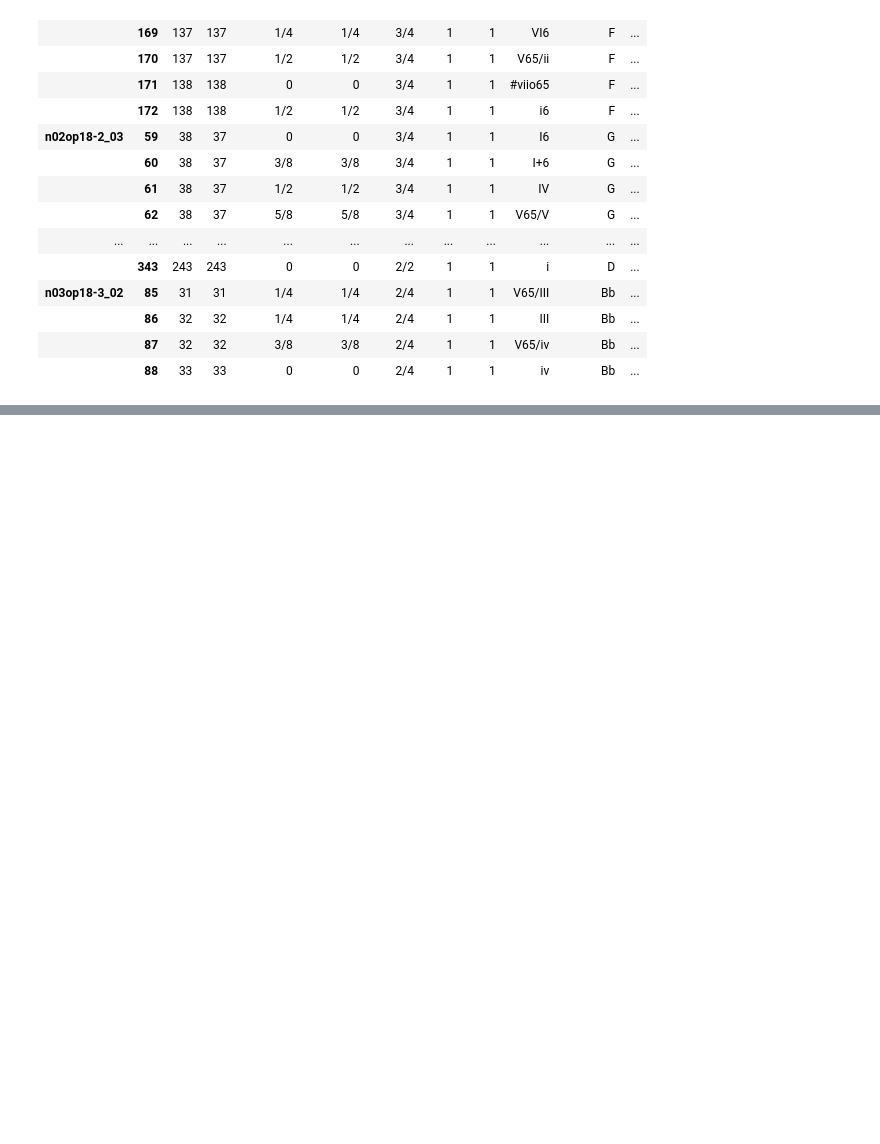
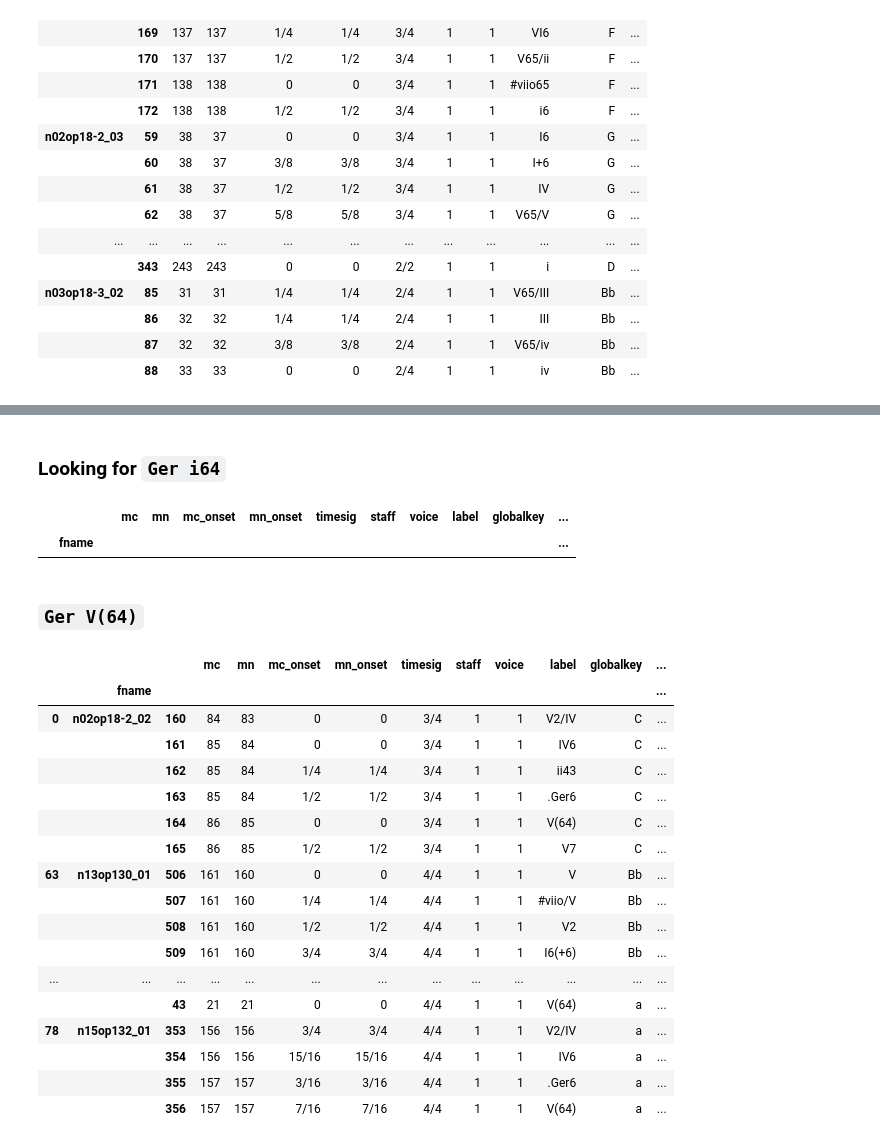
Before and after one commit to DCMLab/coup, a Jupyter notebook: chromatic_bass.ipynb, the cells around one changed output, grey strips where cells are left out. Saved outputs shown, nothing was run; the diff lists cells and outputs as text; code cells hidden in the pictures; blank space fills up the shorter version.

```diff
--- a/chromatic_bass.ipynb
+++ b/chromatic_bass.ipynb
@@ -3,6 +3,7 @@ from ms3 import Parse
 from ms3.utils import transform, roman_numeral2tpc, fifths2pc, fifths2name, name2tpc
 import pandas as pd
 pd.options.display.max_columns = 50
+pd.options.display.max_rows = 100
 # %% [markdown]
 # Load expanded ABC labels
 # %%
@@ -274,0 +279,12 @@ four_asc.head(30)
+# %%
+def filtr(df, query, column='chord'):
+    vals = df[column].to_list()
+    n_grams = [t for t in zip(*(vals[i:] for i in range(len(query))))]
+    if isinstance(query[0], str):
+        lengths = [len(q) for q in query]
+        n_grams = [tuple(e[:l] for e,l  in zip(t, lengths)) for t in n_grams]
+    return query in n_grams
+
+def show(df, query, column='chord'):
+    selector = df.groupby(level=0).apply(filtr, query, column)
+    return df[selector[df.index.get_level_values(0)].values]
@@ -274,0 +293,3 @@ four_asc.head(30)
+# %%
+descending = pd.concat([labels.loc[ix_seq] for ix_seq in desc[desc.n > 2].ixs.values], keys=range((desc.n > 2).sum()))
+descending
@@ -274,0 +311,30 @@ four_asc.head(30)
+# %% [markdown]
+### Looking for `Ger i64`
+# %%
+show(descending, ('Ger', 'i64'))
+# %% [output]
+|  |  |  | mc | mn | mc_onset | mn_onset | timesig | staff | voice | label | globalkey | ... |
+|  | fname |  |  |  |  |  |  |  |  |  |  | ... |
+# %% [markdown]
+### `Ger V(64)`
+# %%
+show(descending, ('Ger', 'V(64'))
+# %% [output]
+|  |  |  | mc | mn | mc_onset | mn_onset | timesig | staff | voice | label | globalkey | ... |
+|  | fname |  |  |  |  |  |  |  |  |  |  | ... |
+| 0 | n02op18-2_02 | 160 | 84 | 83 | 0 | 0 | 3/4 | 1 | 1 | V2/IV | C | ... |
+|  |  | 161 | 85 | 84 | 0 | 0 | 3/4 | 1 | 1 | IV6 | C | ... |
+|  |  | 162 | 85 | 84 | 1/4 | 1/4 | 3/4 | 1 | 1 | ii43 | C | ... |
+|  |  | 163 | 85 | 84 | 1/2 | 1/2 | 3/4 | 1 | 1 | .Ger6 | C | ... |
+|  |  | 164 | 86 | 85 | 0 | 0 | 3/4 | 1 | 1 | V(64) | C | ... |
+|  |  | 165 | 86 | 85 | 1/2 | 1/2 | 3/4 | 1 | 1 | V7 | C | ... |
+| 63 | n13op130_01 | 506 | 161 | 160 | 0 | 0 | 4/4 | 1 | 1 | V | Bb | ... |
+|  |  | 507 | 161 | 160 | 1/4 | 1/4 | 4/4 | 1 | 1 | #viio/V | Bb | ... |
+|  |  | 508 | 161 | 160 | 1/2 | 1/2 | 4/4 | 1 | 1 | V2 | Bb | ... |
+|  |  | 509 | 161 | 160 | 3/4 | 3/4 | 4/4 | 1 | 1 | I6(+6) | Bb | ... |
+| ... | ... | ... | ... | ... | ... | ... | ... | ... | ... | ... | ... | ... |
+|  |  | 43 | 21 | 21 | 0 | 0 | 4/4 | 1 | 1 | V(64) | a | ... |
+| 78 | n15op132_01 | 353 | 156 | 156 | 3/4 | 3/4 | 4/4 | 1 | 1 | V2/IV | a | ... |
+|  |  | 354 | 156 | 156 | 15/16 | 15/16 | 4/4 | 1 | 1 | IV6 | a | ... |
+|  |  | 355 | 157 | 157 | 3/16 | 3/16 | 4/4 | 1 | 1 | .Ger6 | a | ... |
+|  |  | 356 | 157 | 157 | 7/16 | 7/16 | 4/4 | 1 | 1 | V(64) | a | ... |
```
Also changed, not shown: parts of 13 cells of this notebook.
